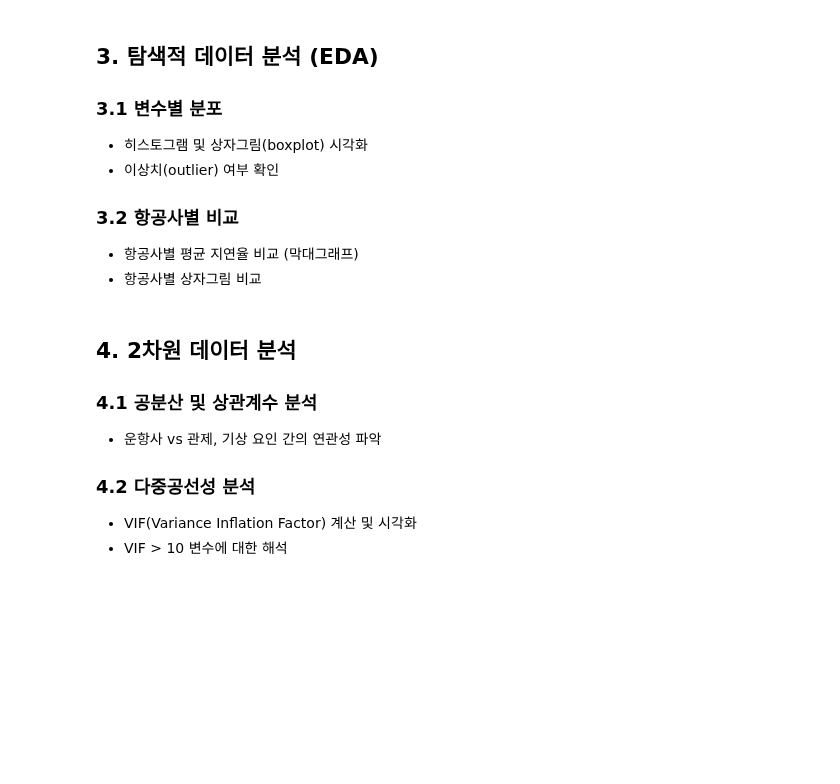
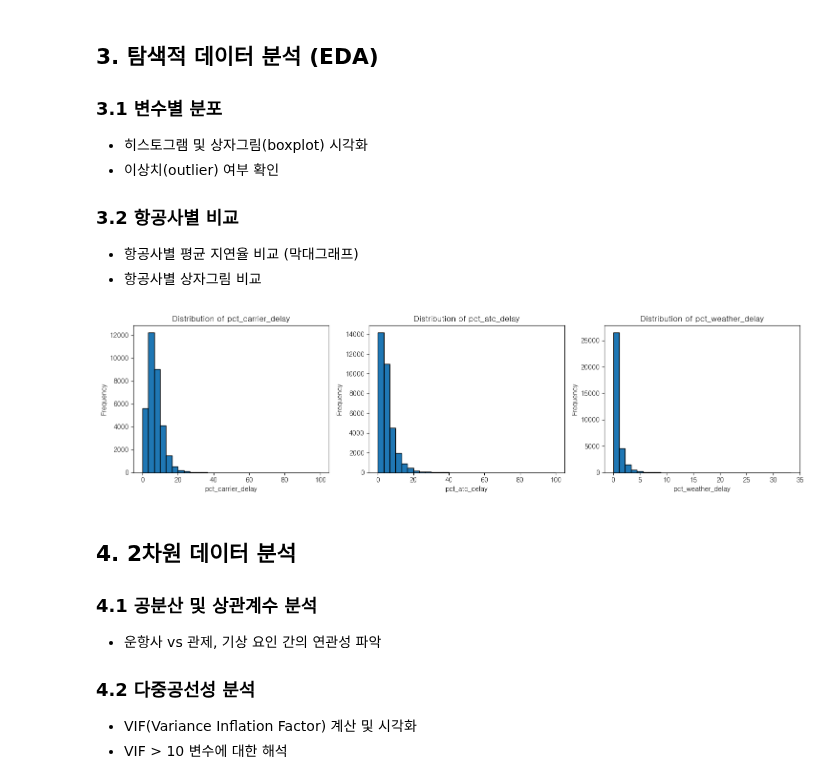
Before and after one commit to yleessam/hipython_rep, a Jupyter notebook: 01_data_anal_proj/분석보고서.ipynb, the cells around one changed output. Drawn from its saved outputs; the diff is of its cells as text; code cells hidden in the pictures; blank space fills up the shorter version.

```diff
--- a/01_data_anal_proj/분석보고서.ipynb
+++ b/01_data_anal_proj/분석보고서.ipynb
@@ -161,6 +161,21 @@ plt.show()
 ### 3.2 항공사별 비교
 - 항공사별 평균 지연율 비교 (막대그래프)
 - 항공사별 상자그림 비교
+# %%
+import matplotlib.pyplot as plt
+
+features = ['pct_carrier_delay', 'pct_atc_delay', 'pct_weather_delay']
+plt.figure(figsize=(15, 4))
+for i, col in enumerate(features):
+    plt.subplot(1, 3, i+1)
+    plt.hist(df[col], bins=30, edgecolor='black')
+    plt.title(f'Distribution of {col}')
+    plt.xlabel(col)
+    plt.ylabel('Frequency')
+plt.tight_layout()
+plt.show()
+# %% [output]
+[figure, added]
 # %% [markdown]
 ## 4. 2차원 데이터 분석
 ### 4.1 공분산 및 상관계수 분석
```
Also changed, not shown: 1 other file.
